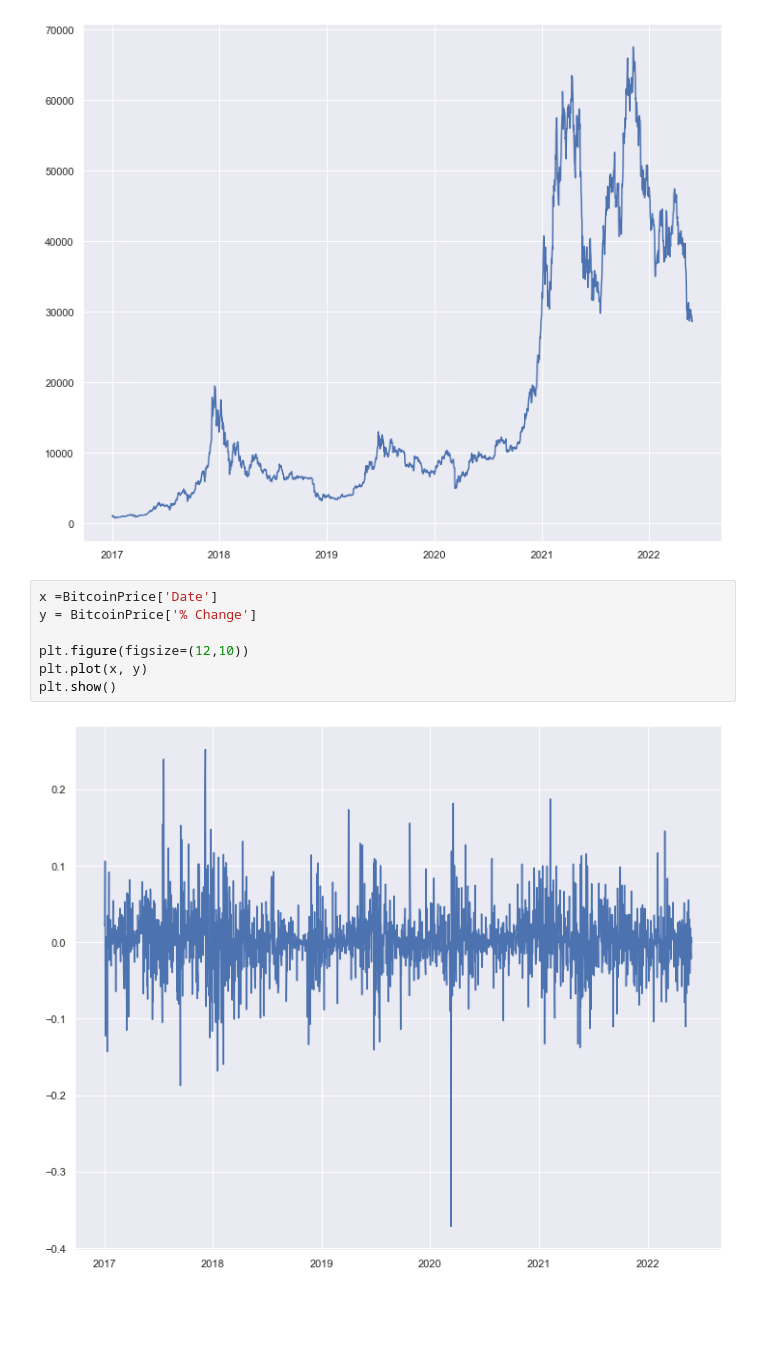
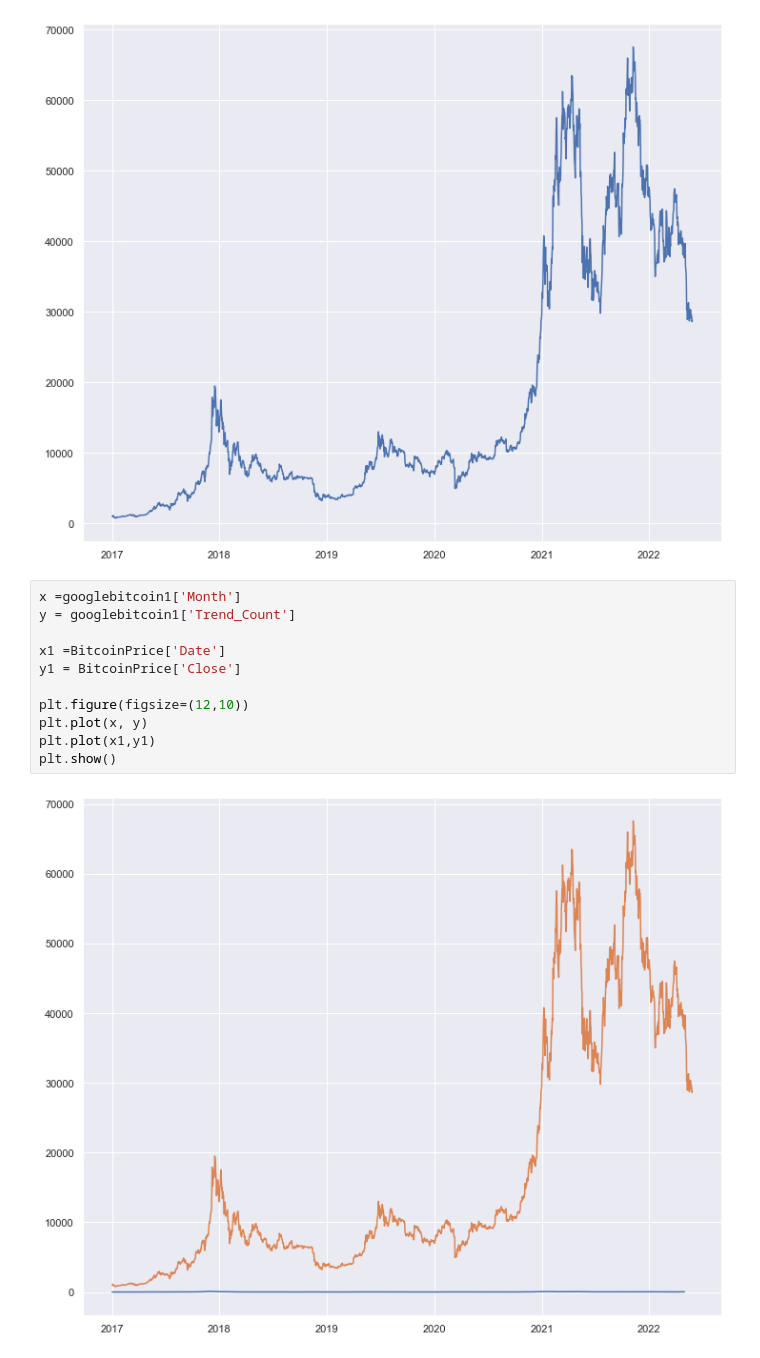
Before and after one commit to mrmoya413/Capstone_RudyMoya, a Jupyter notebook: Notebooks/Rudy_Moya_Capstone.ipynb, the cells around one changed output. Drawn from its saved outputs; the diff is of its cells as text; blank space fills up the shorter version.

Commit message:
CSVs added and done.  Visualization seems to be complete.  Swinging back to analyze the information I want to discus during the presentation.

```diff
--- a/Notebooks/Rudy_Moya_Capstone.ipynb
+++ b/Notebooks/Rudy_Moya_Capstone.ipynb
@@ -1269,11 +1292,15 @@ plt.show()
 # %% [output]
 [figure]
 # %%
-x =BitcoinPrice['Date']
-y = BitcoinPrice['% Change']
+x =googlebitcoin1['Month']
+y = googlebitcoin1['Trend_Count']
+
+x1 =BitcoinPrice['Date']
+y1 = BitcoinPrice['Close']
 
 plt.figure(figsize=(12,10))
 plt.plot(x, y)
+plt.plot(x1,y1)
 plt.show()
 # %% [output]
-[figure, old version]
+[figure, new version]
```
Also changed, not shown: parts of 32 cells of this notebook.
